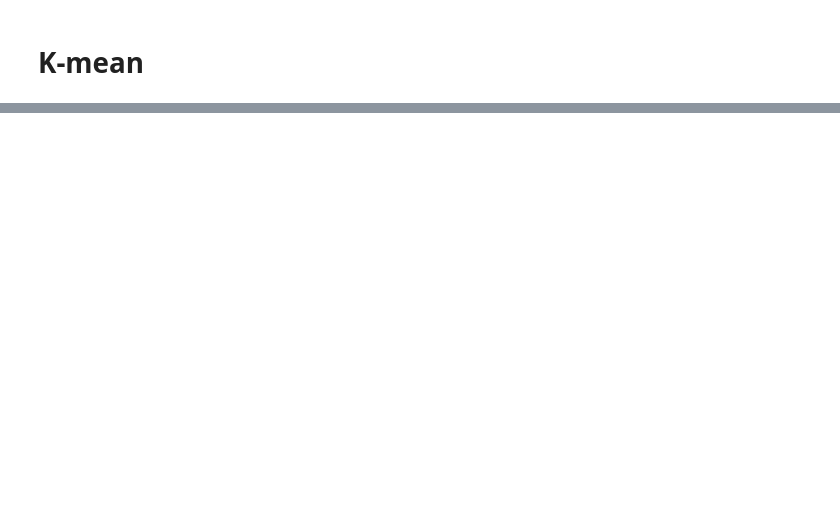
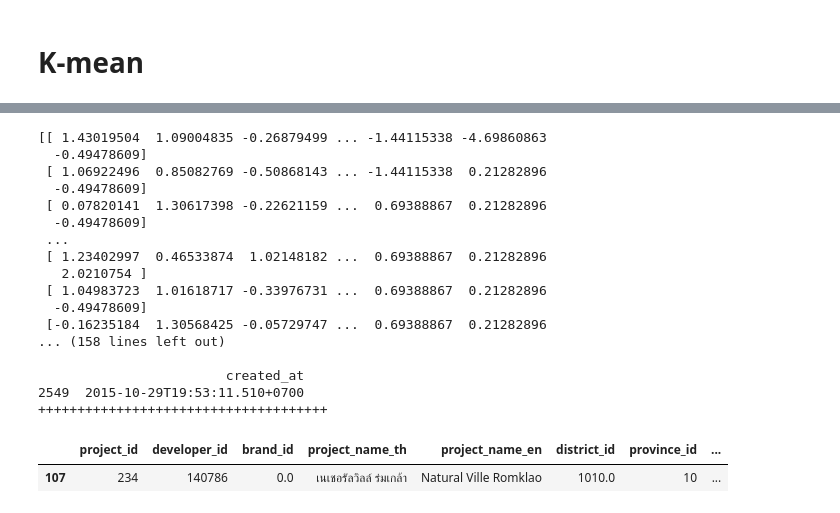
Before and after one commit to Pataweepr/applyML_vistec_2019, a Jupyter notebook: hw2_homeDotTech.ipynb, the cells around one changed output, grey strips where cells are left out. Saved outputs shown, nothing was run; the diff lists cells and outputs as text; code cells hidden in the pictures; blank space fills up the shorter version.

```diff
--- a/hw2_homeDotTech.ipynb
+++ b/hw2_homeDotTech.ipynb
@@ -448,0 +481,51 @@ plt.show()
+# %%
+from sklearn.neighbors import NearestNeighbors
+import numpy as np
+
+nbrs_proj = NearestNeighbors(n_neighbors=20, algorithm='ball_tree').fit(project_main_np_data_nor)
+print(project_main_np_data_nor)
+sample_usercode = np.random.randint(userLog.shape[0],size = 1)
+print(sample_usercode)
+user_sample_code = userLog['userCode'].iloc[sample_usercode].values
+print(user_sample_code)
+user_sample_feature,user_sample_seen_proj = feature_sel(user_sample_code,project_main_np_data_mean,project_main_np_data_std) # project_main_np_data_mean,project_main_np_data_std
+distances, indices = nbrs_proj.kneighbors(user_sample_feature)
+print('index')
+print(indices)
+print('dis')
+print(distances)
+print('----------------------------------------------------')
+
+print(project_main.iloc[indices[0]])
+print('ooooooooooooooooooooooooooooooooooooooooooooooooooooooooooooooooooooo')
+print(user_sample_seen_proj)
+print(project_main.loc[project_main['project_id'].isin(user_sample_seen_proj)])
+# print(nbrs.predict(np.array([1,2])))
+print('+++++++++++++++++++++++++++++++++++++')
+#Y = np.random.randn(1,2)+1
+#print(Y)
+#distances, indices = nbrs.kneighbors(Y)
+#print(indices)
+#print(distances)
+
+project_main.iloc[[2]]
+# %% [output]
+[[ 1.43019504  1.09004835 -0.26879499 ... -1.44115338 -4.69860863
+  -0.49478609]
+ [ 1.06922496  0.85082769 -0.50868143 ... -1.44115338  0.21282896
+  -0.49478609]
+ [ 0.07820141  1.30617398 -0.22621159 ...  0.69388867  0.21282896
+  -0.49478609]
+ ...
+ [ 1.23402997  0.46533874  1.02148182 ...  0.69388867  0.21282896
+   2.0210754 ]
+ [ 1.04983723  1.01618717 -0.33976731 ...  0.69388867  0.21282896
+  -0.49478609]
+ [-0.16235184  1.30568425 -0.05729747 ...  0.69388867  0.21282896
+... (158 lines left out)
+
+                        created_at
+2549  2015-10-29T19:53:11.510+0700
++++++++++++++++++++++++++++++++++++++
+|  | project_id | developer_id | brand_id | project_name_th | project_name_en | district_id | province_id | ... |
+| 107 | 234 | 140786 | 0.0 | เนเชอรัลวิลล์ ร่มเกล้า | Natural Ville Romklao | 1010.0 | 10 | ... |
```
Also changed, not shown: parts of 16 cells of this notebook.
